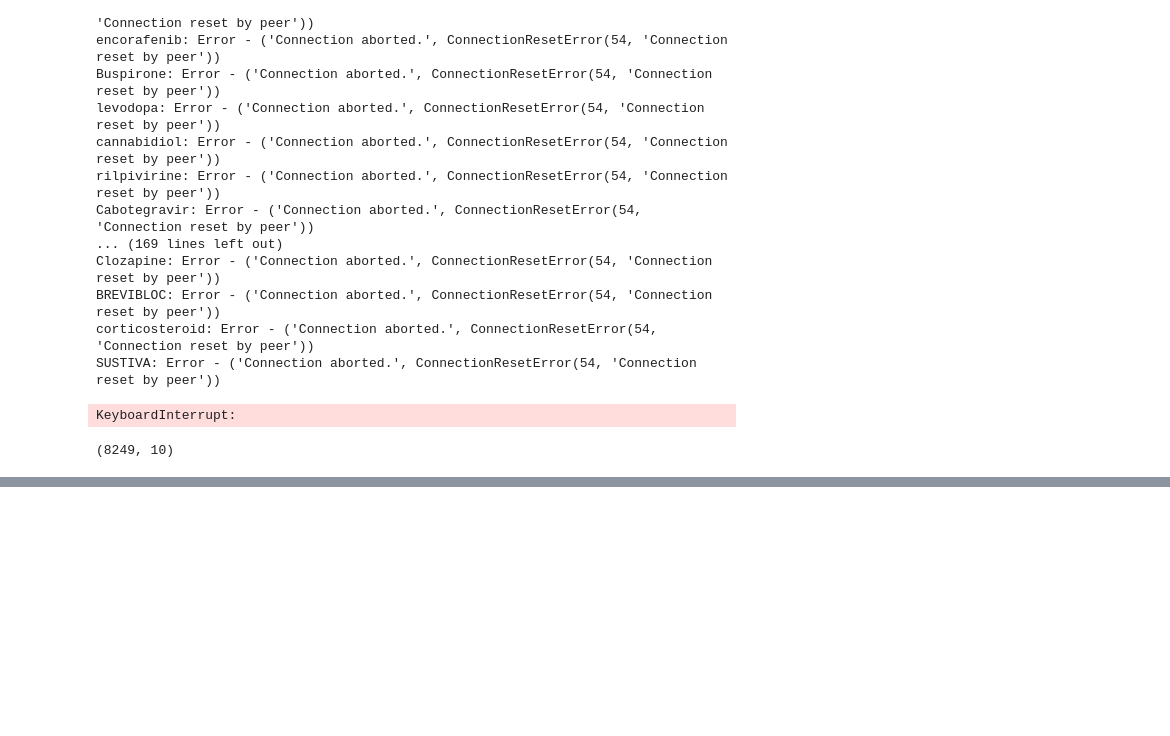
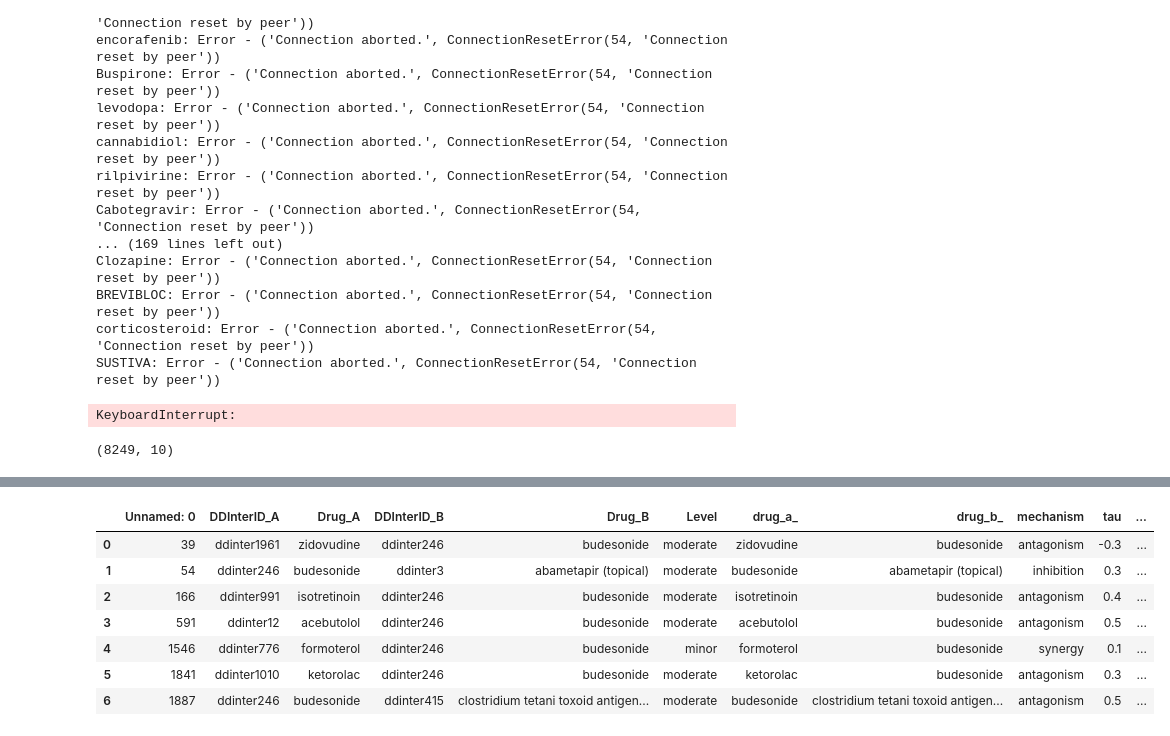
Before and after one commit to raynasser/MediSure, a Jupyter notebook: notebooks/ra | fin.ipynb, the cells around one changed output, grey strips where cells are left out. Saved outputs shown, nothing was run; the diff lists cells and outputs as text; code cells hidden in the pictures; blank space fills up the shorter version.

```diff
--- a/notebooks/ra | fin.ipynb
+++ b/notebooks/ra | fin.ipynb
@@ -396,0 +443,11 @@ fin_fdi.shape
+# %%
+ddi
+# %% [output]
+|  | Unnamed: 0 | DDInterID_A | Drug_A | DDInterID_B | Drug_B | Level | drug_a_ | drug_b_ | mechanism | tau | ... |
+| 0 | 39 | ddinter1961 | zidovudine | ddinter246 | budesonide | moderate | zidovudine | budesonide | antagonism | -0.3 | ... |
+| 1 | 54 | ddinter246 | budesonide | ddinter3 | abametapir (topical) | moderate | budesonide | abametapir (topical) | inhibition | 0.3 | ... |
+| 2 | 166 | ddinter991 | isotretinoin | ddinter246 | budesonide | moderate | isotretinoin | budesonide | antagonism | 0.4 | ... |
+| 3 | 591 | ddinter12 | acebutolol | ddinter246 | budesonide | moderate | acebutolol | budesonide | antagonism | 0.5 | ... |
+| 4 | 1546 | ddinter776 | formoterol | ddinter246 | budesonide | minor | formoterol | budesonide | synergy | 0.1 | ... |
+| 5 | 1841 | ddinter1010 | ketorolac | ddinter246 | budesonide | moderate | ketorolac | budesonide | antagonism | 0.3 | ... |
+| 6 | 1887 | ddinter246 | budesonide | ddinter415 | clostridium tetani toxoid antigen... | moderate | budesonide | clostridium tetani toxoid antigen... | antagonism | 0.5 | ... |
```
Also changed, not shown: parts of 12 cells of this notebook, 4 other files.
